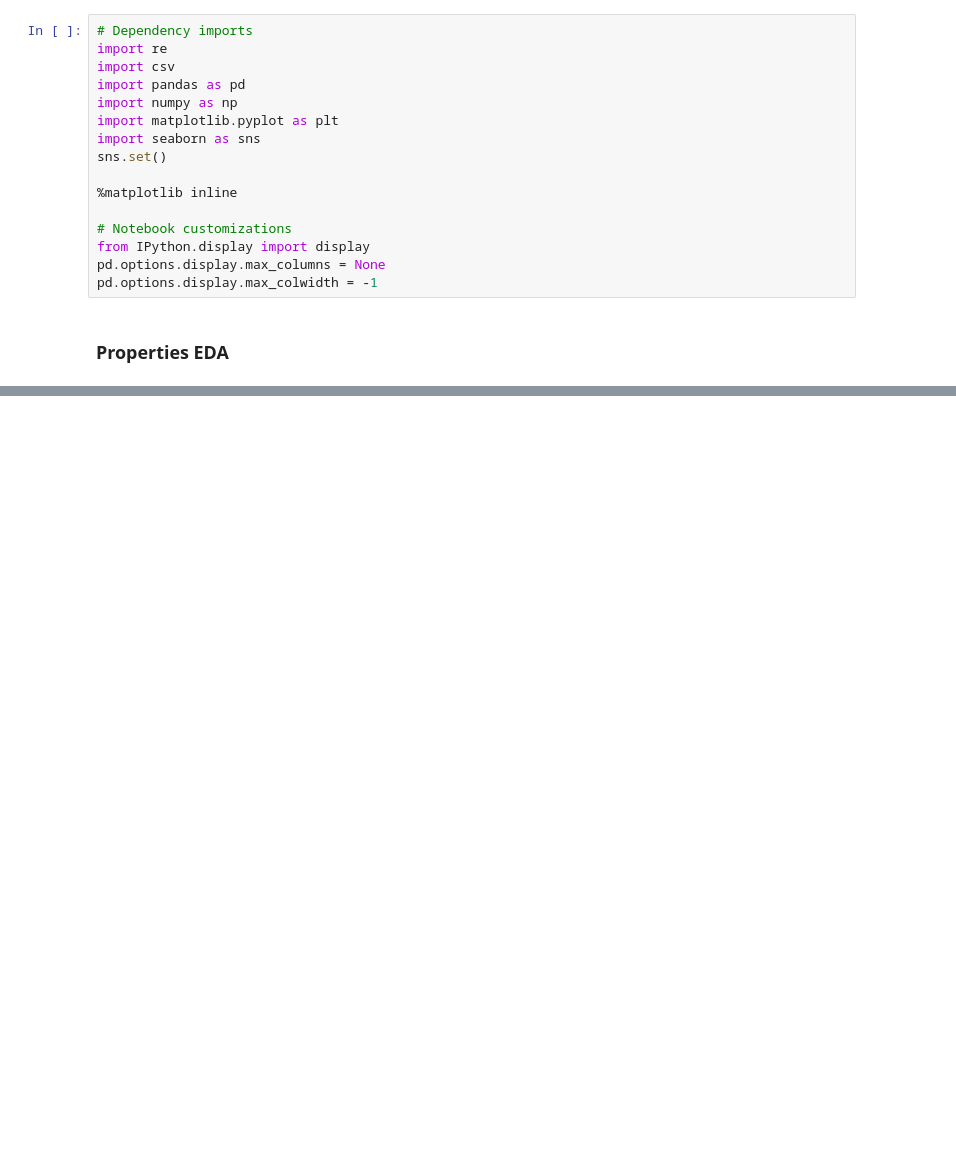
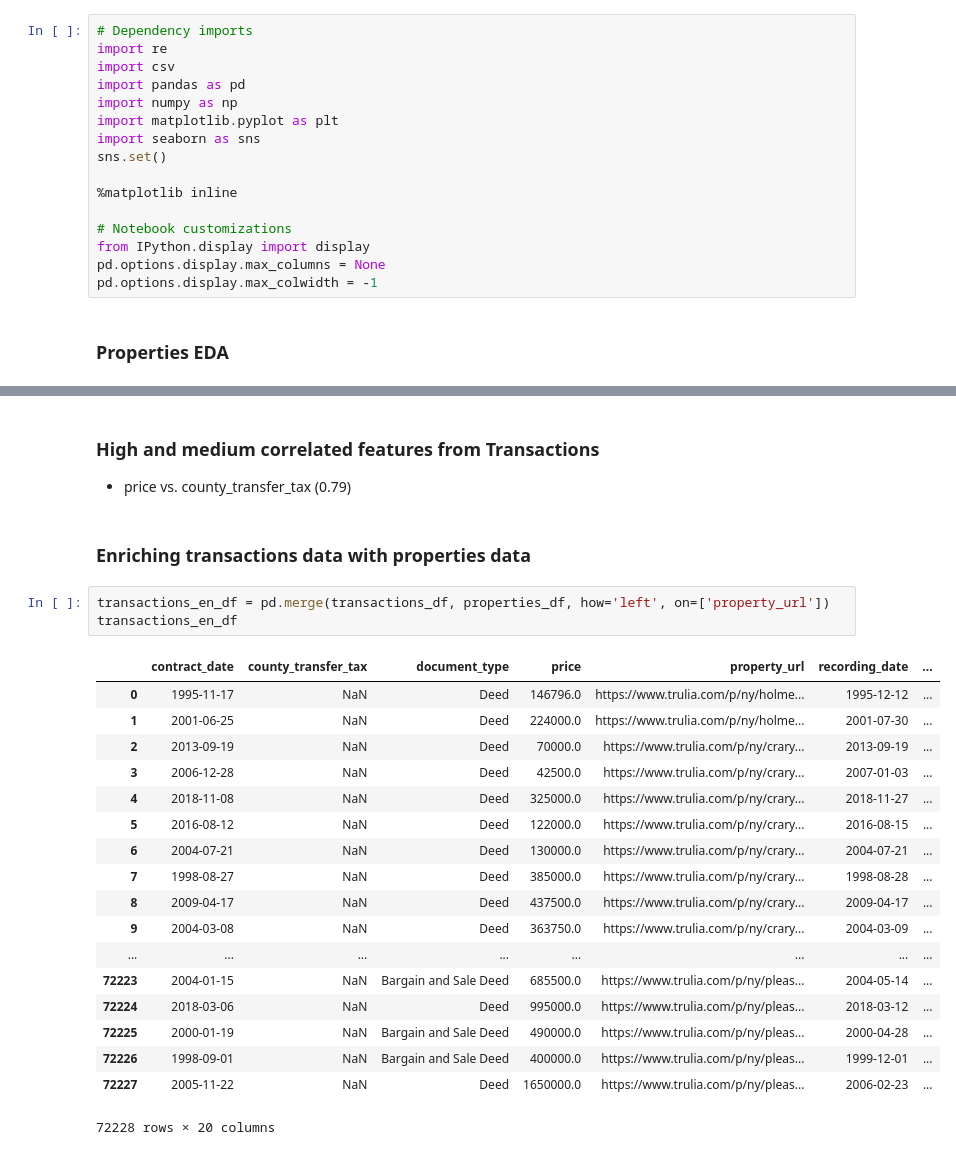
Before and after one commit to Viveckh/LilHomie, a Jupyter notebook: TruliaEDA.ipynb, the cells around one changed output, grey strips where cells are left out. Cells and saved outputs as stored; diff of their text form; blank space fills up the shorter version.

```diff
--- a/TruliaEDA.ipynb
+++ b/TruliaEDA.ipynb
@@ -129,0 +132,28 @@ sns.relplot(data=properties_df, x='lot_size', y='area_sqft', hue="no_of_bedrooms
+# %% [markdown]
+### High and medium correlated features from Transactions
+
+* price vs. county_transfer_tax (0.79)
+# %% [markdown]
+### Enriching transactions data with properties data
+# %%
+transactions_en_df = pd.merge(transactions_df, properties_df, how='left', on=['property_url'])
+transactions_en_df
+# %% [output]
+|  | contract_date | county_transfer_tax | document_type | price | property_url | recording_date | ... |
+| 0 | 1995-11-17 | NaN | Deed | 146796.0 | https://www.trulia.com/p/ny/holme... | 1995-12-12 | ... |
+| 1 | 2001-06-25 | NaN | Deed | 224000.0 | https://www.trulia.com/p/ny/holme... | 2001-07-30 | ... |
+| 2 | 2013-09-19 | NaN | Deed | 70000.0 | https://www.trulia.com/p/ny/crary... | 2013-09-19 | ... |
+| 3 | 2006-12-28 | NaN | Deed | 42500.0 | https://www.trulia.com/p/ny/crary... | 2007-01-03 | ... |
+| 4 | 2018-11-08 | NaN | Deed | 325000.0 | https://www.trulia.com/p/ny/crary... | 2018-11-27 | ... |
+| 5 | 2016-08-12 | NaN | Deed | 122000.0 | https://www.trulia.com/p/ny/crary... | 2016-08-15 | ... |
+| 6 | 2004-07-21 | NaN | Deed | 130000.0 | https://www.trulia.com/p/ny/crary... | 2004-07-21 | ... |
+| 7 | 1998-08-27 | NaN | Deed | 385000.0 | https://www.trulia.com/p/ny/crary... | 1998-08-28 | ... |
+| 8 | 2009-04-17 | NaN | Deed | 437500.0 | https://www.trulia.com/p/ny/crary... | 2009-04-17 | ... |
+| 9 | 2004-03-08 | NaN | Deed | 363750.0 | https://www.trulia.com/p/ny/crary... | 2004-03-09 | ... |
+| ... | ... | ... | ... | ... | ... | ... | ... |
+| 72223 | 2004-01-15 | NaN | Bargain and Sale Deed | 685500.0 | https://www.trulia.com/p/ny/pleas... | 2004-05-14 | ... |
+| 72224 | 2018-03-06 | NaN | Deed | 995000.0 | https://www.trulia.com/p/ny/pleas... | 2018-03-12 | ... |
+| 72225 | 2000-01-19 | NaN | Bargain and Sale Deed | 490000.0 | https://www.trulia.com/p/ny/pleas... | 2000-04-28 | ... |
+| 72226 | 1998-09-01 | NaN | Bargain and Sale Deed | 400000.0 | https://www.trulia.com/p/ny/pleas... | 1999-12-01 | ... |
+| 72227 | 2005-11-22 | NaN | Deed | 1650000.0 | https://www.trulia.com/p/ny/pleas... | 2006-02-23 | ... |
+72228 rows × 20 columns
```
Also changed, not shown: parts of 10 cells of this notebook, 1 other file.
